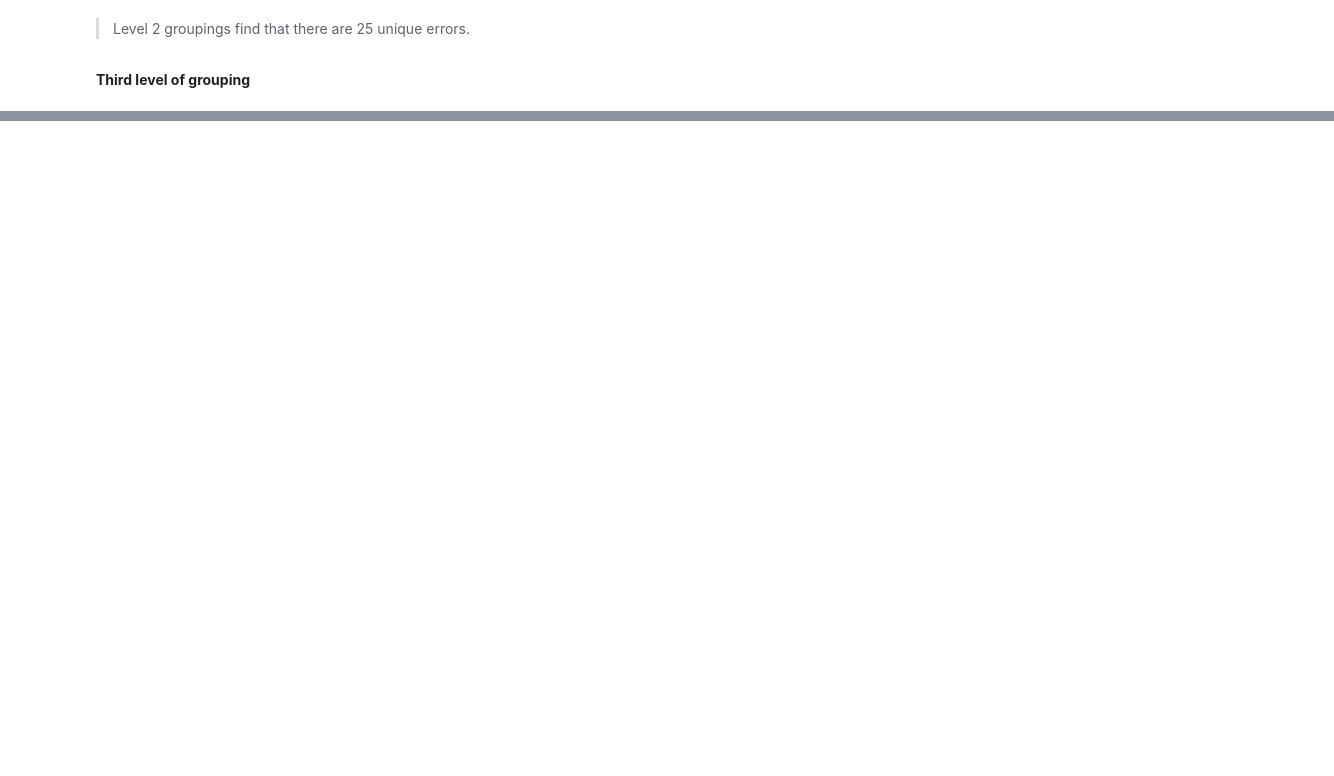
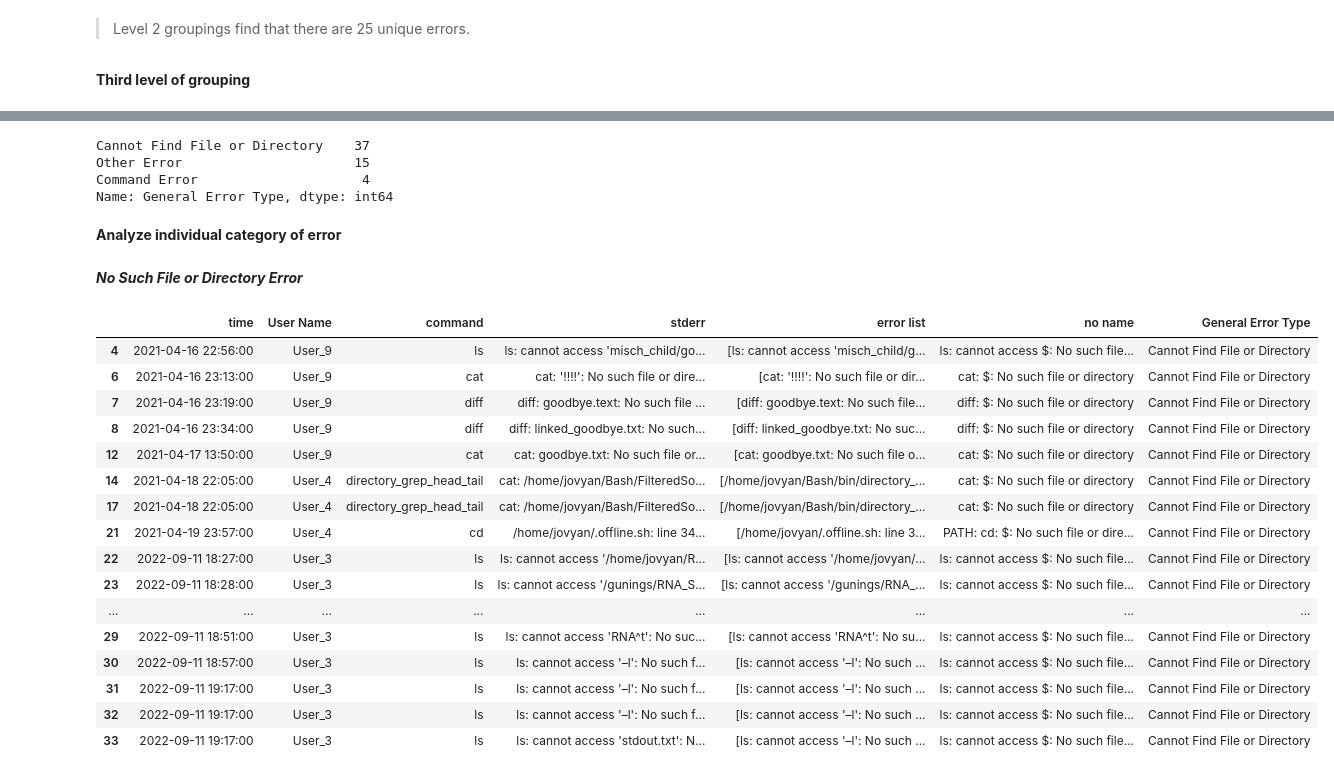
Before and after one commit to GuningShen/error-suggestion, a Jupyter notebook: Error_Analyzer.ipynb, the cells around one changed output, grey strips where cells are left out. Saved outputs shown, nothing was run; the diff lists cells and outputs as text; code cells hidden in the pictures; blank space fills up the shorter version.

```diff
--- a/Error_Analyzer.ipynb
+++ b/Error_Analyzer.ipynb
@@ -540,0 +586,34 @@ wrong_command_directory = re.compile(r'.*()')
+# %%
+error_expand["General Error Type"].value_counts()
+# %% [output]
+Cannot Find File or Directory    37
+Other Error                      15
+Command Error                     4
+Name: General Error Type, dtype: int64
+# %% [markdown]
+**Analyze individual category of error**
+# %% [markdown]
+***No Such File or Directory Error***
+# %%
+filter_no_file = (error_expand["General Error Type"] == "Cannot Find File or Directory")
+# %%
+No_File = error_expand[filter_no_file]
+No_File.head(20)
+# %% [output]
+|  | time | User Name | command | stderr | error list | no name | General Error Type |
+| 4 | 2021-04-16 22:56:00 | User_9 | ls | ls: cannot access 'misch_child/go... | [ls: cannot access 'misch_child/g... | ls: cannot access $: No such file... | Cannot Find File or Directory |
+| 6 | 2021-04-16 23:13:00 | User_9 | cat | cat: '!!!!': No such file or dire... | [cat: '!!!!': No such file or dir... | cat: $: No such file or directory | Cannot Find File or Directory |
+| 7 | 2021-04-16 23:19:00 | User_9 | diff | diff: goodbye.text: No such file ... | [diff: goodbye.text: No such file... | diff: $: No such file or directory | Cannot Find File or Directory |
+| 8 | 2021-04-16 23:34:00 | User_9 | diff | diff: linked_goodbye.txt: No such... | [diff: linked_goodbye.txt: No suc... | diff: $: No such file or directory | Cannot Find File or Directory |
+| 12 | 2021-04-17 13:50:00 | User_9 | cat | cat: goodbye.txt: No such file or... | [cat: goodbye.txt: No such file o... | cat: $: No such file or directory | Cannot Find File or Directory |
+| 14 | 2021-04-18 22:05:00 | User_4 | directory_grep_head_tail | cat: /home/jovyan/Bash/FilteredSo... | [/home/jovyan/Bash/bin/directory_... | cat: $: No such file or directory | Cannot Find File or Directory |
+| 17 | 2021-04-18 22:05:00 | User_4 | directory_grep_head_tail | cat: /home/jovyan/Bash/FilteredSo... | [/home/jovyan/Bash/bin/directory_... | cat: $: No such file or directory | Cannot Find File or Directory |
+| 21 | 2021-04-19 23:57:00 | User_4 | cd | /home/jovyan/.offline.sh: line 34... | [/home/jovyan/.offline.sh: line 3... | PATH: cd: $: No such file or dire... | Cannot Find File or Directory |
+| 22 | 2022-09-11 18:27:00 | User_3 | ls | ls: cannot access '/home/jovyan/R... | [ls: cannot access '/home/jovyan/... | ls: cannot access $: No such file... | Cannot Find File or Directory |
+| 23 | 2022-09-11 18:28:00 | User_3 | ls | ls: cannot access '/gunings/RNA_S... | [ls: cannot access '/gunings/RNA_... | ls: cannot access $: No such file... | Cannot Find File or Directory |
+| ... | ... | ... | ... | ... | ... | ... | ... |
+| 29 | 2022-09-11 18:51:00 | User_3 | ls | ls: cannot access 'RNA^t': No suc... | [ls: cannot access 'RNA^t': No su... | ls: cannot access $: No such file... | Cannot Find File or Directory |
+| 30 | 2022-09-11 18:57:00 | User_3 | ls | ls: cannot access '–l': No such f... | [ls: cannot access '–l': No such ... | ls: cannot access $: No such file... | Cannot Find File or Directory |
+| 31 | 2022-09-11 19:17:00 | User_3 | ls | ls: cannot access '–l': No such f... | [ls: cannot access '–l': No such ... | ls: cannot access $: No such file... | Cannot Find File or Directory |
+| 32 | 2022-09-11 19:17:00 | User_3 | ls | ls: cannot access '–l': No such f... | [ls: cannot access '–l': No such ... | ls: cannot access $: No such file... | Cannot Find File or Directory |
+| 33 | 2022-09-11 19:17:00 | User_3 | ls | ls: cannot access 'stdout.txt': N... | [ls: cannot access '–l': No such ... | ls: cannot access $: No such file... | Cannot Find File or Directory |
```
Also changed, not shown: parts of 17 cells of this notebook.
